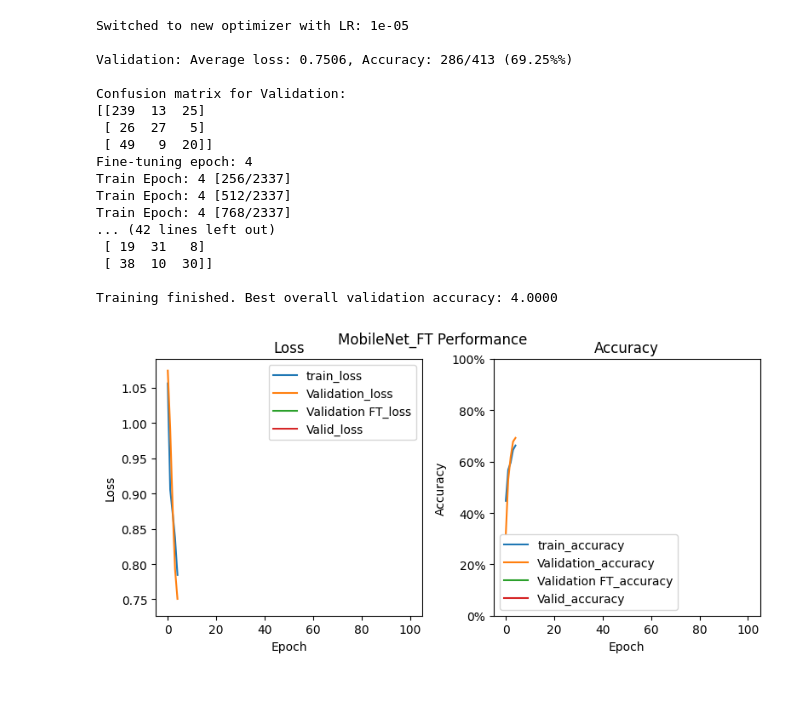
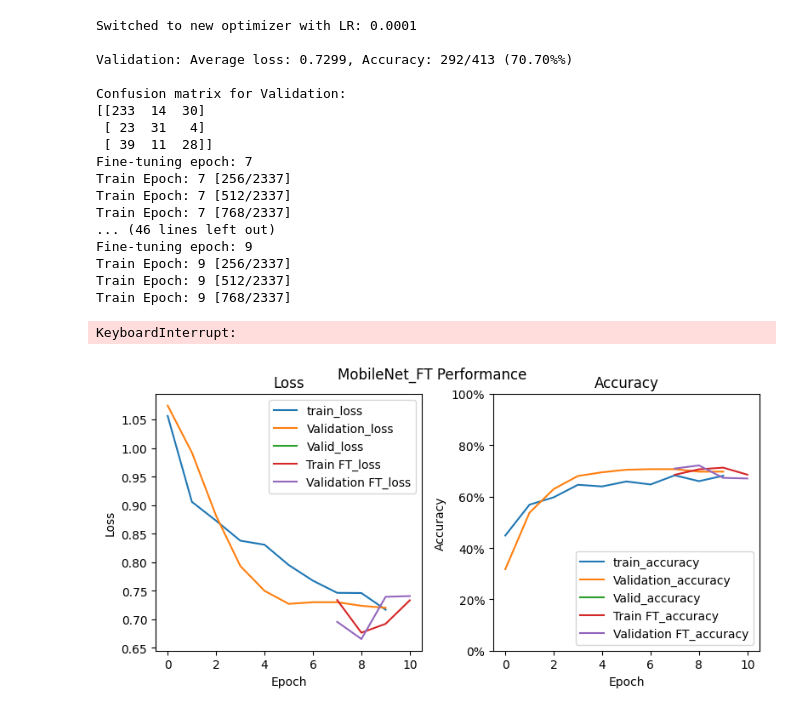
Before and after one commit to Santy-K/Skin-Lesion-DL-Classifier, a Jupyter notebook: Test.ipynb, the cells around one changed output. Drawn from its saved outputs; the diff is of its cells as text; code cells hidden in the pictures.

```diff
--- a/Test.ipynb
+++ b/Test.ipynb
@@ -580,7 +580,7 @@ Confusion matrix for Valid:
 for param in trainer.model.parameters(): # Access model via trainer
     param.requires_grad = True
 
-learning_rate_finetune = 1e-5
+learning_rate_finetune = 1e-4
 
 optimizer_finetune = torch.optim.AdamW(trainer.model.parameters(), lr=learning_rate_finetune, weight_decay=weight_decay)
 
@@ -589,15 +589,15 @@ trainer.optimizer = optimizer_finetune
 print(f"Switched to new optimizer with LR: {learning_rate_finetune}")
 
 # 3. Continue training for a few more epochs
-num_finetune_epochs = 2 # Example: Train for 15 more epochs
-start_finetune_epoch = best_epoch # Continue epoch numbering for logging
+num_finetune_epochs = 15 # Example: Train for 15 more epochs
+start_finetune_epoch = best_epoch+1 # Continue epoch numbering for logging
 
 trainer.test(valid_loader, "Validation", start_finetune_epoch)
 
 for epoch in range(start_finetune_epoch, start_finetune_epoch + num_finetune_epochs):
     print(f"Fine-tuning epoch: {epoch}")
     # Use the same training method, it will now use the new optimizer
-    trainer.train(train_loader, epoch, )
+    trainer.train(train_loader, epoch, name=f"Train FT")
 
     print(f"Validating fine-tuning epoch: {epoch}")
     val_acc = trainer.test(valid_loader, "Validation FT", epoch)
@@ -614,21 +614,25 @@ print(f"\nTraining finished. Best overall validation accuracy: {best_epoch:.4f}"
 
 trainer.plot_model(model_name="MobileNet_FT", path=f"plots/{name}_ft.jpg")
 # %% [output]
-Switched to new optimizer with LR: 1e-05
+Switched to new optimizer with LR: 0.0001
 
-Validation: Average loss: 0.7506, Accuracy: 286/413 (69.25%%)
+Validation: Average loss: 0.7299, Accuracy: 292/413 (70.70%%)
 
 Confusion matrix for Validation:
-[[239  13  25]
- [ 26  27   5]
- [ 49   9  20]]
-Fine-tuning epoch: 4
-Train Epoch: 4 [256/2337]
-Train Epoch: 4 [512/2337]
-Train Epoch: 4 [768/2337]
-... (42 lines left out)
- [ 19  31   8]
- [ 38  10  30]]
-
-Training finished. Best overall validation accuracy: 4.0000
+[[233  14  30]
+ [ 23  31   4]
+ [ 39  11  28]]
+Fine-tuning epoch: 7
+Train Epoch: 7 [256/2337]
+Train Epoch: 7 [512/2337]
+Train Epoch: 7 [768/2337]
+... (46 lines left out)
+Fine-tuning epoch: 9
+Train Epoch: 9 [256/2337]
+Train Epoch: 9 [512/2337]
+Train Epoch: 9 [768/2337]
-[figure, removed]
+KeyboardInterrupt:
+# %%
+trainer.plot_model(model_name="MobileNet_FT", path=f"plots/{name}_ft.jpg")
+# %% [output]
+[figure, added]
```
Also changed, not shown: parts of 2 cells of this notebook.
